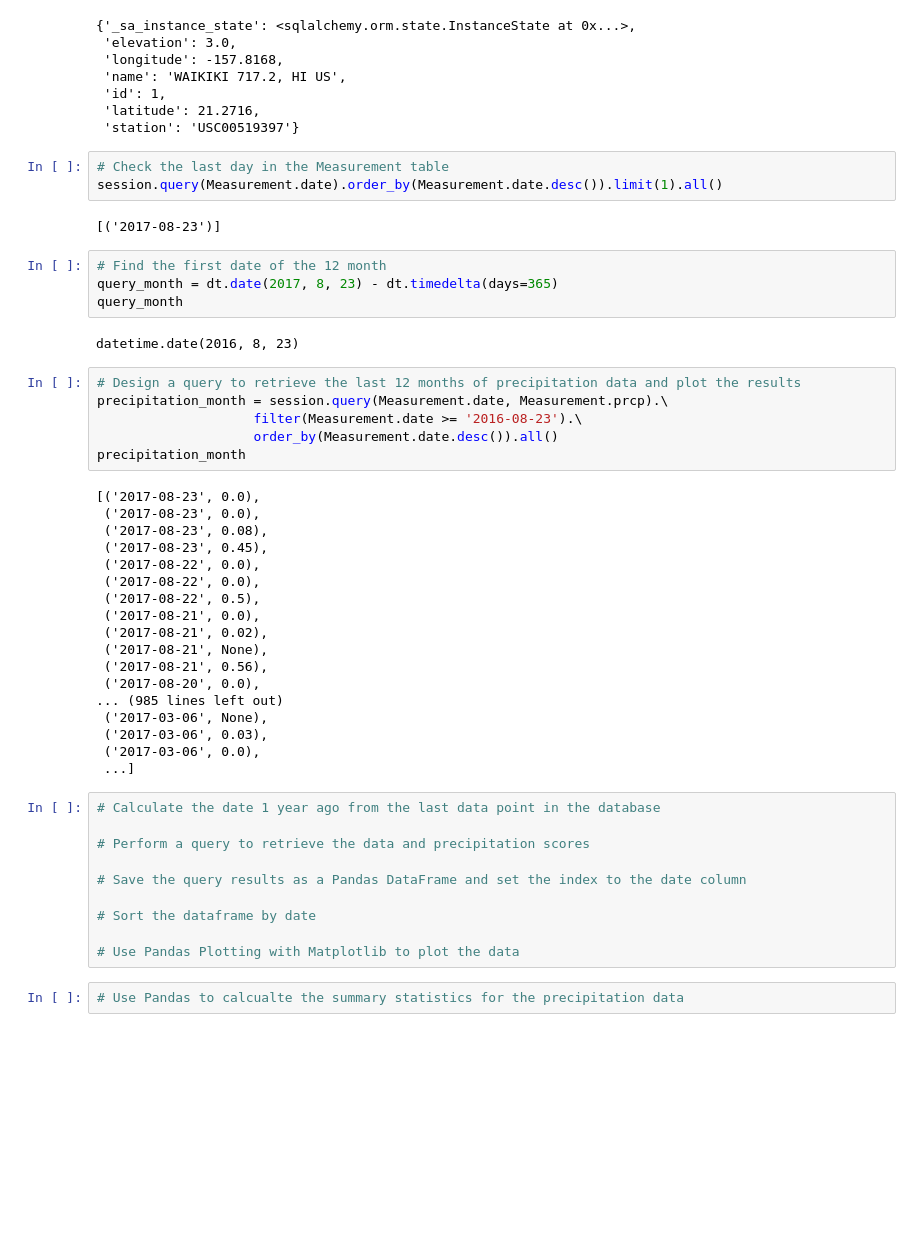
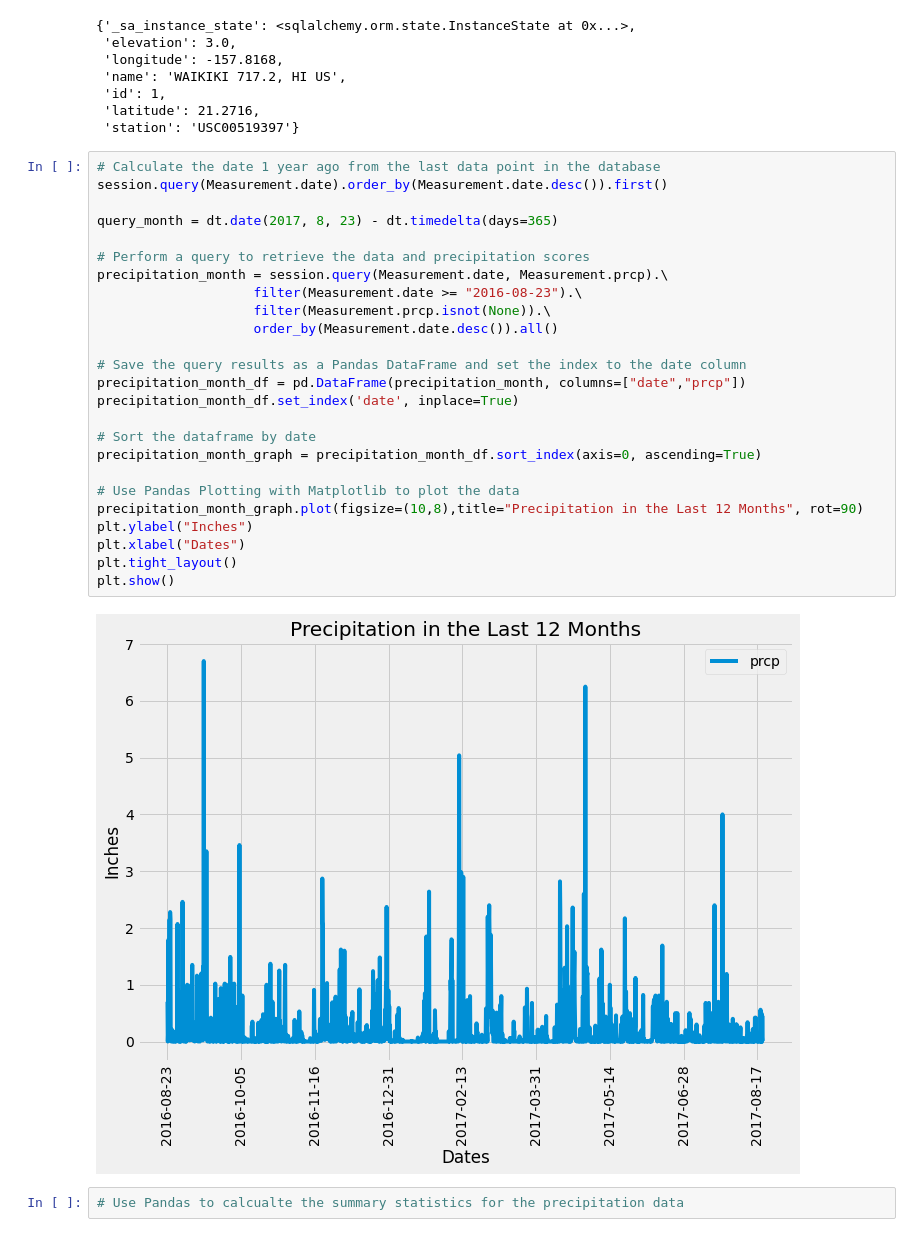
Before and after one commit to yuyhong23/sqlalchemy-challenge, a Jupyter notebook: climate_starter-Copy1.ipynb, the cells around one changed output. Saved outputs shown, nothing was run; the diff lists cells and outputs as text; blank space fills up the shorter version.

Commit message:
Created a graph for exploratory climate analysis.

```diff
--- a/climate_starter-Copy1.ipynb
+++ b/climate_starter-Copy1.ipynb
@@ -60,51 +60,33 @@ Station_first_row.__dict__
  'id': 1,
  'latitude': 21.2716,
  'station': 'USC00519397'}
-# %%
-# Check the last day in the Measurement table
-session.query(Measurement.date).order_by(Measurement.date.desc()).limit(1).all()
-# %% [output]
-[('2017-08-23')]
-# %%
-# Find the first date of the 12 month
-query_month = dt.date(2017, 8, 23) - dt.timedelta(days=365)
-query_month
-# %% [output]
-datetime.date(2016, 8, 23)
-# %%
-# Design a query to retrieve the last 12 months of precipitation data and plot the results
-precipitation_month = session.query(Measurement.date, Measurement.prcp).\
-                    filter(Measurement.date >= '2016-08-23').\
-                    order_by(Measurement.date.desc()).all()
-precipitation_month
-# %% [output]
-[('2017-08-23', 0.0),
- ('2017-08-23', 0.0),
- ('2017-08-23', 0.08),
- ('2017-08-23', 0.45),
- ('2017-08-22', 0.0),
- ('2017-08-22', 0.0),
- ('2017-08-22', 0.5),
- ('2017-08-21', 0.0),
- ('2017-08-21', 0.02),
- ('2017-08-21', None),
- ('2017-08-21', 0.56),
- ('2017-08-20', 0.0),
-... (985 lines left out)
- ('2017-03-06', None),
- ('2017-03-06', 0.03),
- ('2017-03-06', 0.0),
- ...]
 # %%
 # Calculate the date 1 year ago from the last data point in the database
+session.query(Measurement.date).order_by(Measurement.date.desc()).first()
+
+query_month = dt.date(2017, 8, 23) - dt.timedelta(days=365)
 
 # Perform a query to retrieve the data and precipitation scores
+precipitation_month = session.query(Measurement.date, Measurement.prcp).\
+                    filter(Measurement.date >= "2016-08-23").\
+                    filter(Measurement.prcp.isnot(None)).\
+                    order_by(Measurement.date.desc()).all()
 
 # Save the query results as a Pandas DataFrame and set the index to the date column
+precipitation_month_df = pd.DataFrame(precipitation_month, columns=["date","prcp"])
+precipitation_month_df.set_index('date', inplace=True)
 
 # Sort the dataframe by date
+precipitation_month_graph = precipitation_month_df.sort_index(axis=0, ascending=True)
 
 # Use Pandas Plotting with Matplotlib to plot the data
+precipitation_month_graph.plot(figsize=(10,8),title="Precipitation in the Last 12 Months", rot=90)
+plt.ylabel("Inches")
+plt.xlabel("Dates")
+plt.tight_layout()
+plt.show()
+# %% [output]
+[figure, added]
 # %%
 # Use Pandas to calcualte the summary statistics for the precipitation data
 # %%
```
